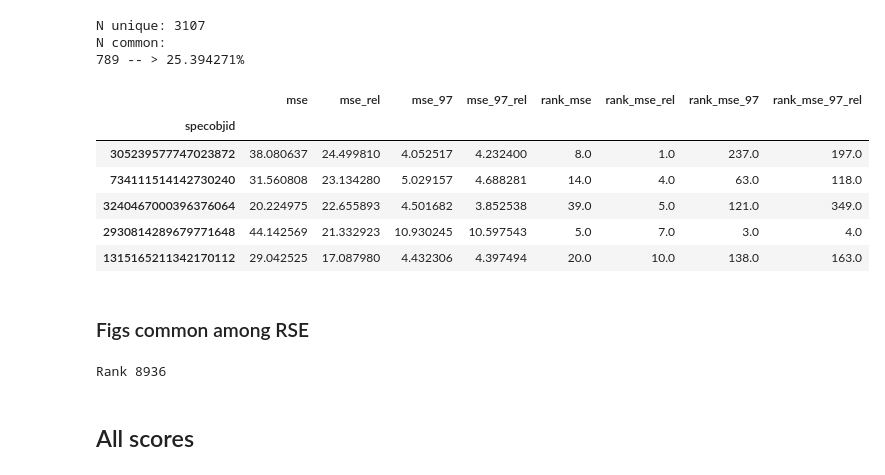
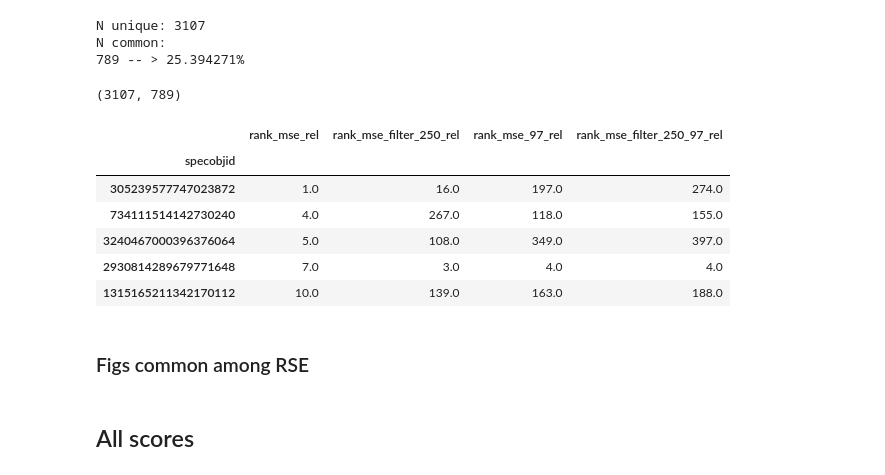
Before and after one commit to ed-ortizm/anomaly, a Jupyter notebook: thesis/residual_based_scores/bin_03/02_overlap_divergence_anomalies_bin3.ipynb, the cells around one changed output. Cells and saved outputs as stored; diff of their text form; code cells hidden in the pictures.

```diff
--- a/thesis/residual_based_scores/bin_03/02_overlap_divergence_anomalies_bin3.ipynb
+++ b/thesis/residual_based_scores/bin_03/02_overlap_divergence_anomalies_bin3.ipynb
@@ -73,7 +97,7 @@ rse_family = [
 # %% [markdown]
 ## IDs top anomalies
 # %%
-def get_ids(score, df, quantile=99, n_top=None, use_ntop=False):
+def get_ids_set(score, df, quantile=99, n_top=None, use_ntop=False):
 
     if use_ntop is False:
 
@@ -138,7 +162,7 @@ def top_common_ids(scores_df, scores_list, quantile=99, n_top=None, use_ntop=Fal
 
     for score in scores_list:
 
-        ids_set = get_ids(
+        ids_set = get_ids_set(
             score=score,
             df=scores_df,
             quantile=quantile,
@@ -161,7 +185,7 @@ def top_common_ids(scores_df, scores_list, quantile=99, n_top=None, use_ntop=Fal
     common_pct = n_common/n_dictinct_top*100
     print(f"N common:\n{n_common} -- > {common_pct:4f}%")
 
-    return common_ids_set, ids_top_dict
+    return common_ids_set, ids_top_dict, n_dictinct_top, n_common
 # %% [markdown]
 ## Figures
 # %%
@@ -632,7 +653,7 @@ Rank 6792
 # %% [markdown]
 ## RSE Family
 # %%
-rse_common_ids, res_ids_top_dict = top_common_ids(
+rse_common_ids, res_ids_top_dict, n_dictinct_rse, n_common_rse = top_common_ids(
     scores_df=score_df.copy(), scores_list=rse_cols,
     quantile=99,
     n_top=None, use_ntop=False
@@ -641,56 +662,55 @@ rse_common_ids, res_ids_top_dict = top_common_ids(
 N unique: 3107
 N common:
 789 -- > 25.394271%
+# %%
+n_dictinct_rse, n_common_rse
+# %% [output]
+(3107, 789)
 # %%
-scores = ['mse', 'mse_rel', 'mse_97', 'mse_97_rel']
-rank_scores = [f'rank_{s}' for s in scores]
-
 common_rse_ids = list(rse_common_ids)
 
 score_rank_df.loc[
-    common_rse_ids, scores + rank_scores
-].sort_values(by='mse_rel', ascending=False).head()
+    common_rse_ids, rse_rank_cols
+].sort_values(by=rse_rank_cols[0], ascending=True).head()
 # %% [output]
-|  | mse | mse_rel | mse_97 | mse_97_rel | rank_mse | rank_mse_rel | rank_mse_97 | rank_mse_97_rel |
-| specobjid |  |  |  |  |  |  |  |  |
-| 305239577747023872 | 38.080637 | 24.499810 | 4.052517 | 4.232400 | 8.0 | 1.0 | 237.0 | 197.0 |
-| 734111514142730240 | 31.560808 | 23.134280 | 5.029157 | 4.688281 | 14.0 | 4.0 | 63.0 | 118.0 |
-| 3240467000396376064 | 20.224975 | 22.655893 | 4.501682 | 3.852538 | 39.0 | 5.0 | 121.0 | 349.0 |
-| 2930814289679771648 | 44.142569 | 21.332923 | 10.930245 | 10.597543 | 5.0 | 7.0 | 3.0 | 4.0 |
-| 1315165211342170112 | 29.042525 | 17.087980 | 4.432306 | 4.397494 | 20.0 | 10.0 | 138.0 | 163.0 |
+|  | rank_mse_rel | rank_mse_filter_250_rel | rank_mse_97_rel | rank_mse_filter_250_97_rel |
+| specobjid |  |  |  |  |
+| 305239577747023872 | 1.0 | 16.0 | 197.0 | 274.0 |
+| 734111514142730240 | 4.0 | 267.0 | 118.0 | 155.0 |
+| 3240467000396376064 | 5.0 | 108.0 | 349.0 | 397.0 |
+| 2930814289679771648 | 7.0 | 3.0 | 4.0 | 4.0 |
+| 1315165211342170112 | 10.0 | 139.0 | 163.0 | 188.0 |
 # %% [markdown]
 ### Figs common among RSE
 # %%
-specids = list(rse_common_ids)
-specids = np.array(specids, dtype=int)
+# specids = list(rse_common_ids)
+# specids = np.array(specids, dtype=int)
 
-ranks = score_rank_df.loc[
-    specids, f'rank_mse_rel'
-].to_numpy().astype(int)
+# ranks = score_rank_df.loc[
+#     specids, f'rank_mse_rel'
+# ].to_numpy().astype(int)
 
-specs = np.empty((len(specids), wave.size))
+# specs = np.empty((len(specids), wave.size))
 
-for i, objid in enumerate(specids):
+# for i, objid in enumerate(specids):
 
-    spec_idx = specobjid_to_idx(
-        objid, idx_id_spec
-    )
+#     spec_idx = specobjid_to_idx(
+#         objid, idx_id_spec
+#     )
 
-    specs[i, :] = spectra[spec_idx, :]
+#     specs[i, :] = spectra[spec_idx, :]
 
-# -----------------------------------------------------------
+# # -----------------------------------------------------------
 
-save_to = f"{scores_dir}/{bin_id}/figs/common_rses/"
+# save_to = f"{scores_dir}/{bin_id}/figs/common_rses/"
 
-os.makedirs(save_to, exist_ok=True)
+# os.makedirs(save_to, exist_ok=True)
 
-anomaly_plot(
-    wave_nm, specs=specs,
-    objids=specids, ranks=ranks,
-    save_to=save_to
-)
+# anomaly_plot(
+#     wave_nm, specs=specs,
+#     objids=specids, ranks=ranks,
+#     save_to=save_to
+# )
-# %% [output]
-Rank 8936
 # %% [markdown]
 ## All scores
 # %%
```
Also changed, not shown: parts of 49 cells of this notebook.
